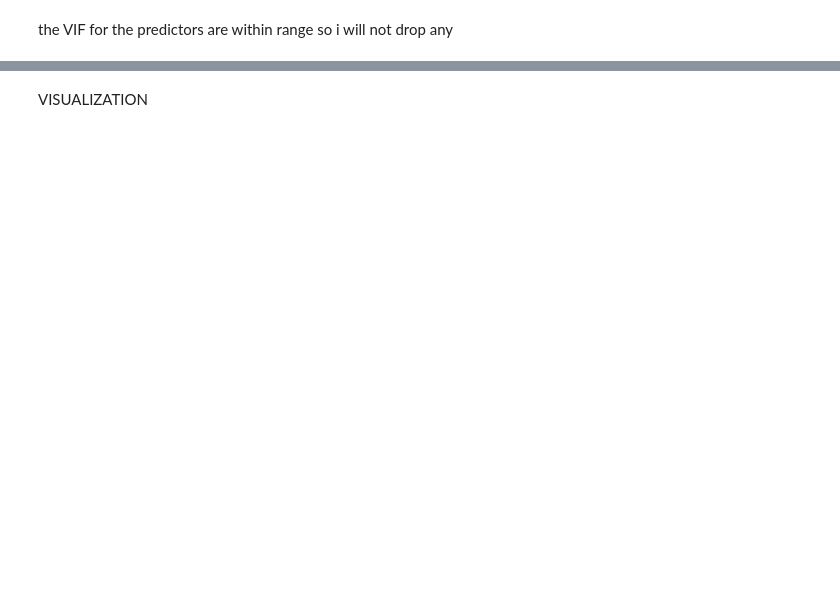
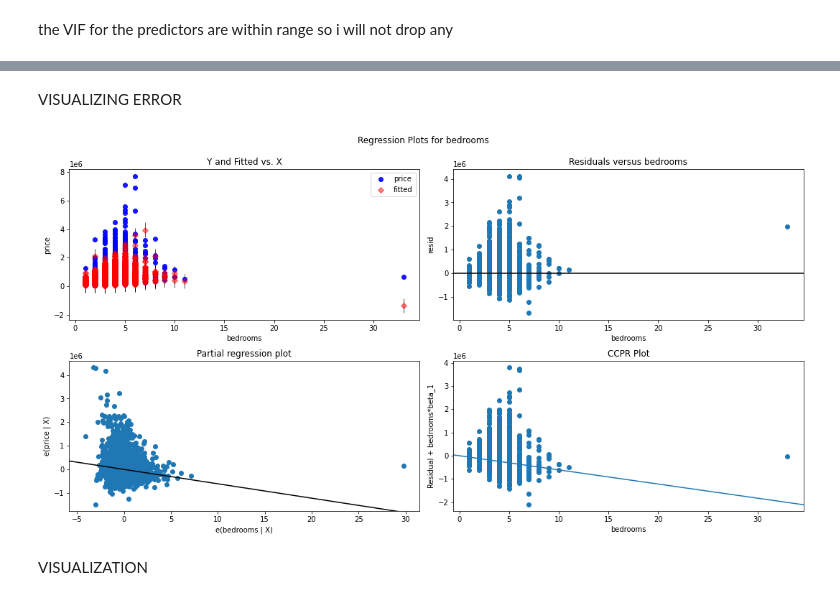
Before and after one commit to gshikanda/dsc-phase-2-project, a Jupyter notebook: student.ipynb, the cells around one changed output, grey strips where cells are left out. Cells and saved outputs as stored; diff of their text form; code cells hidden in the pictures; blank space fills up the shorter version.

```diff
--- a/student.ipynb
+++ b/student.ipynb
@@ -134,3 +147,9 @@ Data columns (total 21 columns):
  20  sqft_lot15     21597 non-null  int64
 dtypes: datetime64[ns](1), float64(8), int64(11), object(1)
 memory usage: 3.5+ MB
+# %%
+#looking for collinearity
+y=df['price']
+independent_var=kc_house[['bedrooms','sqft_living','condition']]
+corr_matrix=independent_var.corr()
+print(corr_matrix)
@@ -196,16 +227,2 @@ dtype: int64
 # %% [markdown]
 LOOK FOR MULTICOLLINEARITY
-# %%
-
-#df=pd.DataFrame(kc_house)
-#predictors
-x=kc_house[['bedrooms','sqft_living','condition']]
-#add constant
-x= sm.add_constant(x)
-#calculate VFM
-vif=pd.DataFrame()
-
-vif['variable'] = x.columns
-
-vif['VIF'] = [variance_inflation_factor(x.values,i)for i in range(x.shape[1])]
-print(vif)
@@ -217,0 +229,7 @@ print(vif)
+# %%
+
+x = add_constant(independent_var)
+vif_data = pd.DataFrame()
+vif_data['Variable'] = X.columns
+vif_data['VIF'] = [variance_inflation_factor(X.values, i) for i in range(X.shape[1])]
+print(vif_data)
@@ -219,0 +258,4 @@ the VIF for the predictors are within range so i will not drop any
+# %%
+#fit the model
+model=sm.OLS(y,x).fit()
+print(model.summary())
@@ -220,2 +290,11 @@ the VIF for the predictors are within range so i will not drop any
+# %% [markdown]
+VISUALIZING ERROR
+# %%
+#error for condition of the house
+fig = plt.figure(figsize=(15,8))
+fig = sm.graphics.plot_regress_exog(model,'bedrooms', fig=fig)
+plt.show()
+# %% [output]
+[figure, added]
 # %% [markdown]
 VISUALIZATION
```
Also changed, not shown: parts of 29 cells of this notebook.
